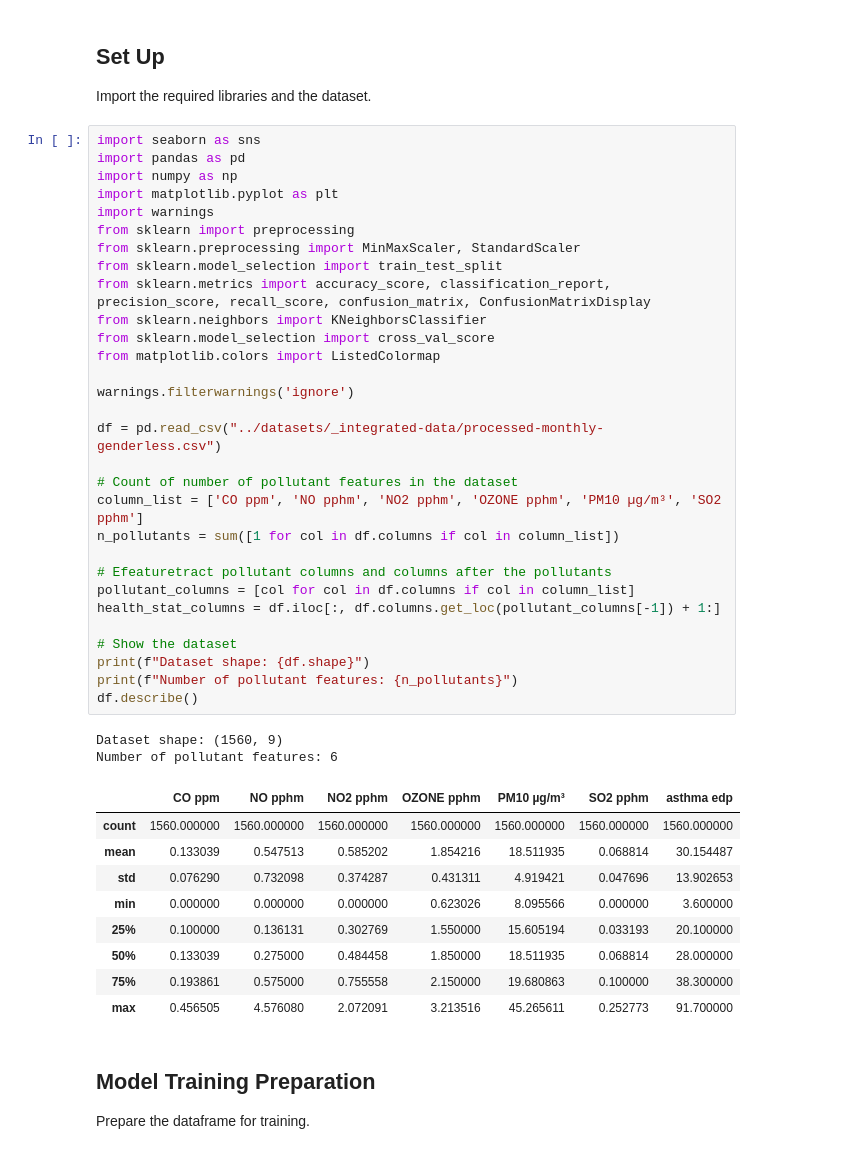
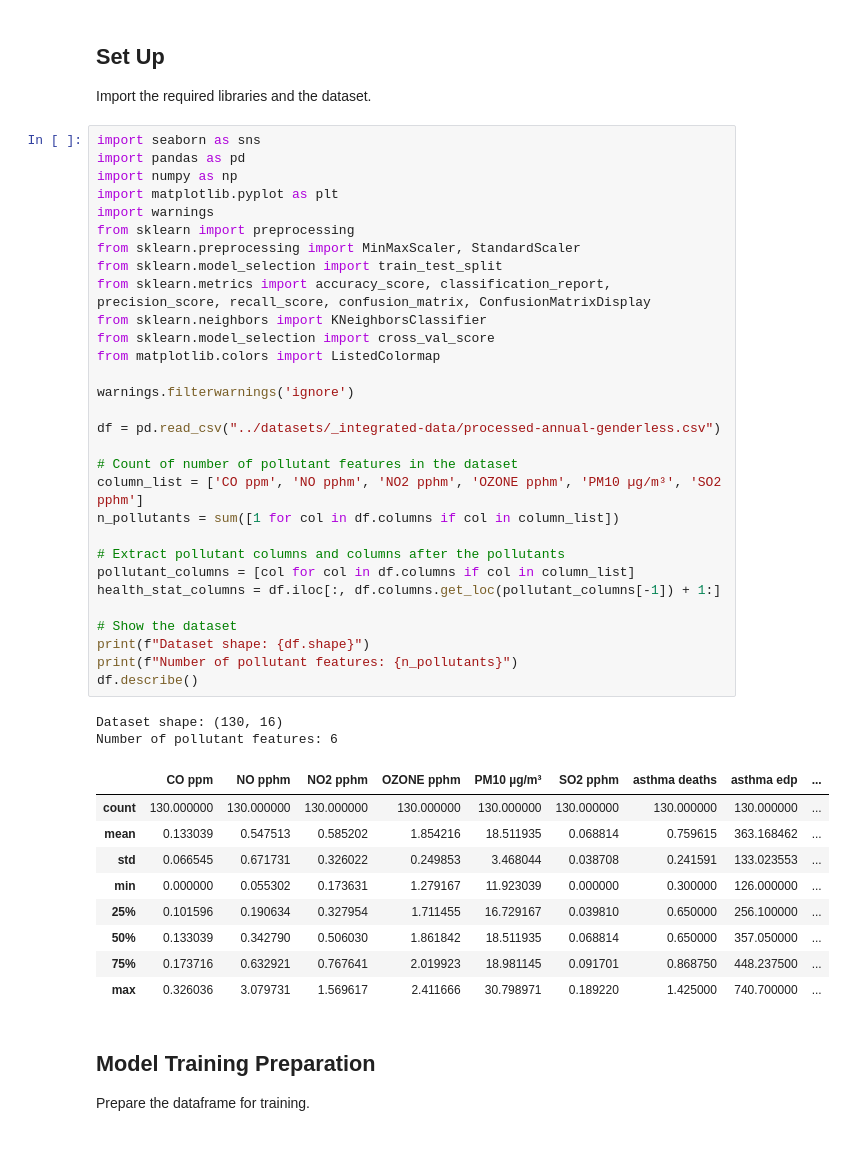
Before and after one commit to SethKalantzis-103992935/COS30049-Computing-Technology-Innovation-Project, a Jupyter notebook: v3/analysis/classification-knn.ipynb, the cells around one changed output. Cells and saved outputs as stored; diff of their text form.

```diff
--- a/v3/analysis/classification-knn.ipynb
+++ b/v3/analysis/classification-knn.ipynb
@@ -7,45 +7,45 @@ Import the required libraries and the dataset.
 # %%
 import seaborn as sns
 import pandas as pd
 import numpy as np
 import matplotlib.pyplot as plt
 import warnings
 from sklearn import preprocessing
 from sklearn.preprocessing import MinMaxScaler, StandardScaler
 from sklearn.model_selection import train_test_split
 from sklearn.metrics import accuracy_score, classification_report, precision_score, recall_score, confusion_matrix, ConfusionMatrixDisplay
 from sklearn.neighbors import KNeighborsClassifier
 from sklearn.model_selection import cross_val_score
 from matplotlib.colors import ListedColormap
 
 warnings.filterwarnings('ignore')
 
-df = pd.read_csv("../datasets/_integrated-data/processed-monthly-genderless.csv")
+df = pd.read_csv("../datasets/_integrated-data/processed-annual-genderless.csv")
 
 # Count of number of pollutant features in the dataset
 column_list = ['CO ppm', 'NO pphm', 'NO2 pphm', 'OZONE pphm', 'PM10 µg/m³', 'SO2 pphm']
 n_pollutants = sum([1 for col in df.columns if col in column_list])
 
-# Efeaturetract pollutant columns and columns after the pollutants
+# Extract pollutant columns and columns after the pollutants
 pollutant_columns = [col for col in df.columns if col in column_list]
 health_stat_columns = df.iloc[:, df.columns.get_loc(pollutant_columns[-1]) + 1:]
 
 # Show the dataset
 print(f"Dataset shape: {df.shape}")
 print(f"Number of pollutant features: {n_pollutants}")
 df.describe()
 # %% [output]
-Dataset shape: (1560, 9)
+Dataset shape: (130, 16)
 Number of pollutant features: 6
-|  | CO ppm | NO pphm | NO2 pphm | OZONE pphm | PM10 µg/m³ | SO2 pphm | asthma edp |
-| count | 1560.000000 | 1560.000000 | 1560.000000 | 1560.000000 | 1560.000000 | 1560.000000 | 1560.000000 |
-| mean | 0.133039 | 0.547513 | 0.585202 | 1.854216 | 18.511935 | 0.068814 | 30.154487 |
-| std | 0.076290 | 0.732098 | 0.374287 | 0.431311 | 4.919421 | 0.047696 | 13.902653 |
-| min | 0.000000 | 0.000000 | 0.000000 | 0.623026 | 8.095566 | 0.000000 | 3.600000 |
-| 25% | 0.100000 | 0.136131 | 0.302769 | 1.550000 | 15.605194 | 0.033193 | 20.100000 |
-| 50% | 0.133039 | 0.275000 | 0.484458 | 1.850000 | 18.511935 | 0.068814 | 28.000000 |
-| 75% | 0.193861 | 0.575000 | 0.755558 | 2.150000 | 19.680863 | 0.100000 | 38.300000 |
-| max | 0.456505 | 4.576080 | 2.072091 | 3.213516 | 45.265611 | 0.252773 | 91.700000 |
+|  | CO ppm | NO pphm | NO2 pphm | OZONE pphm | PM10 µg/m³ | SO2 pphm | asthma deaths | asthma edp | ... |
+| count | 130.000000 | 130.000000 | 130.000000 | 130.000000 | 130.000000 | 130.000000 | 130.000000 | 130.000000 | ... |
+| mean | 0.133039 | 0.547513 | 0.585202 | 1.854216 | 18.511935 | 0.068814 | 0.759615 | 363.168462 | ... |
+| std | 0.066545 | 0.671731 | 0.326022 | 0.249853 | 3.468044 | 0.038708 | 0.241591 | 133.023553 | ... |
+| min | 0.000000 | 0.055302 | 0.173631 | 1.279167 | 11.923039 | 0.000000 | 0.300000 | 126.000000 | ... |
+| 25% | 0.101596 | 0.190634 | 0.327954 | 1.711455 | 16.729167 | 0.039810 | 0.650000 | 256.100000 | ... |
+| 50% | 0.133039 | 0.342790 | 0.506030 | 1.861842 | 18.511935 | 0.068814 | 0.650000 | 357.050000 | ... |
+| 75% | 0.173716 | 0.632921 | 0.767641 | 2.019923 | 18.981145 | 0.091701 | 0.868750 | 448.237500 | ... |
+| max | 0.326036 | 3.079731 | 1.569617 | 2.411666 | 30.798971 | 0.189220 | 1.425000 | 740.700000 | ... |
 # %% [markdown]
 ## Model Training Preparation
 
```
Also changed, not shown: parts of 3 cells of this notebook, 1 other file.
